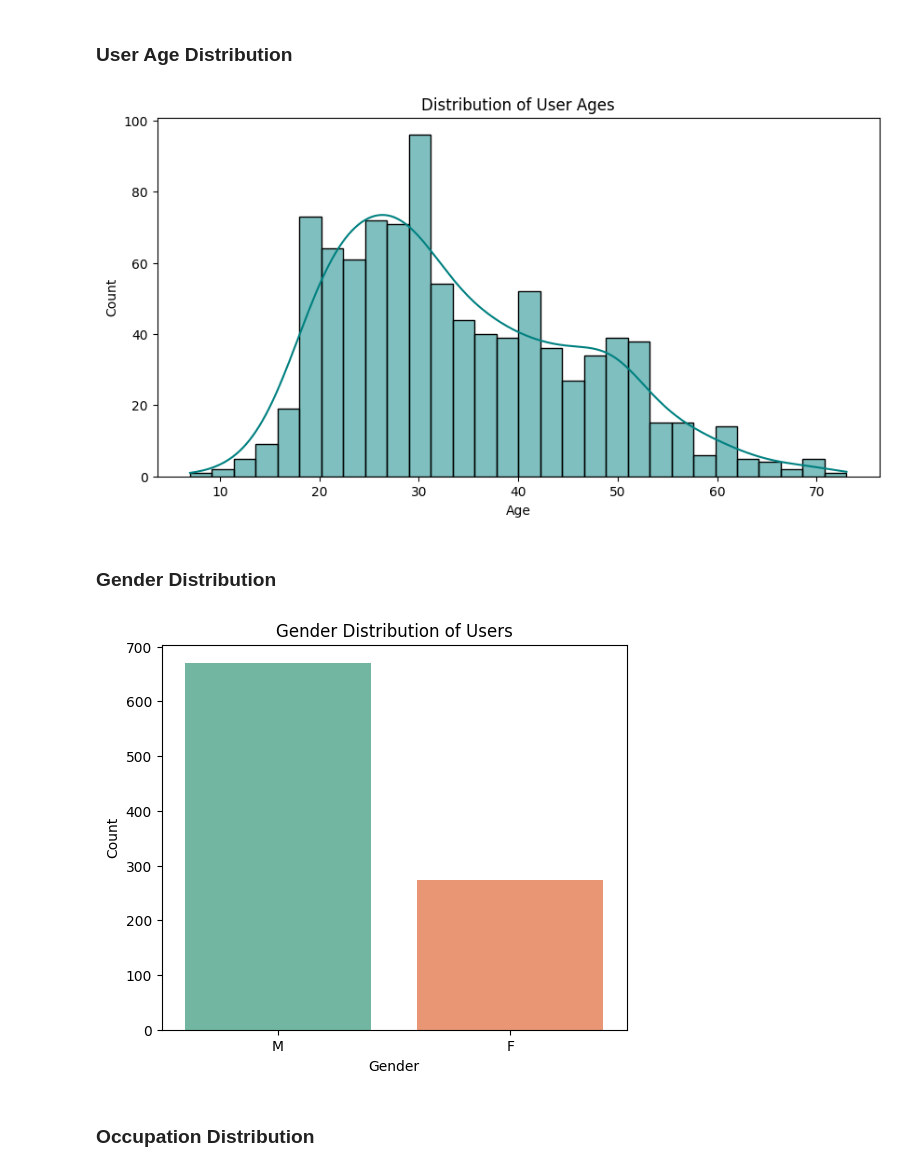
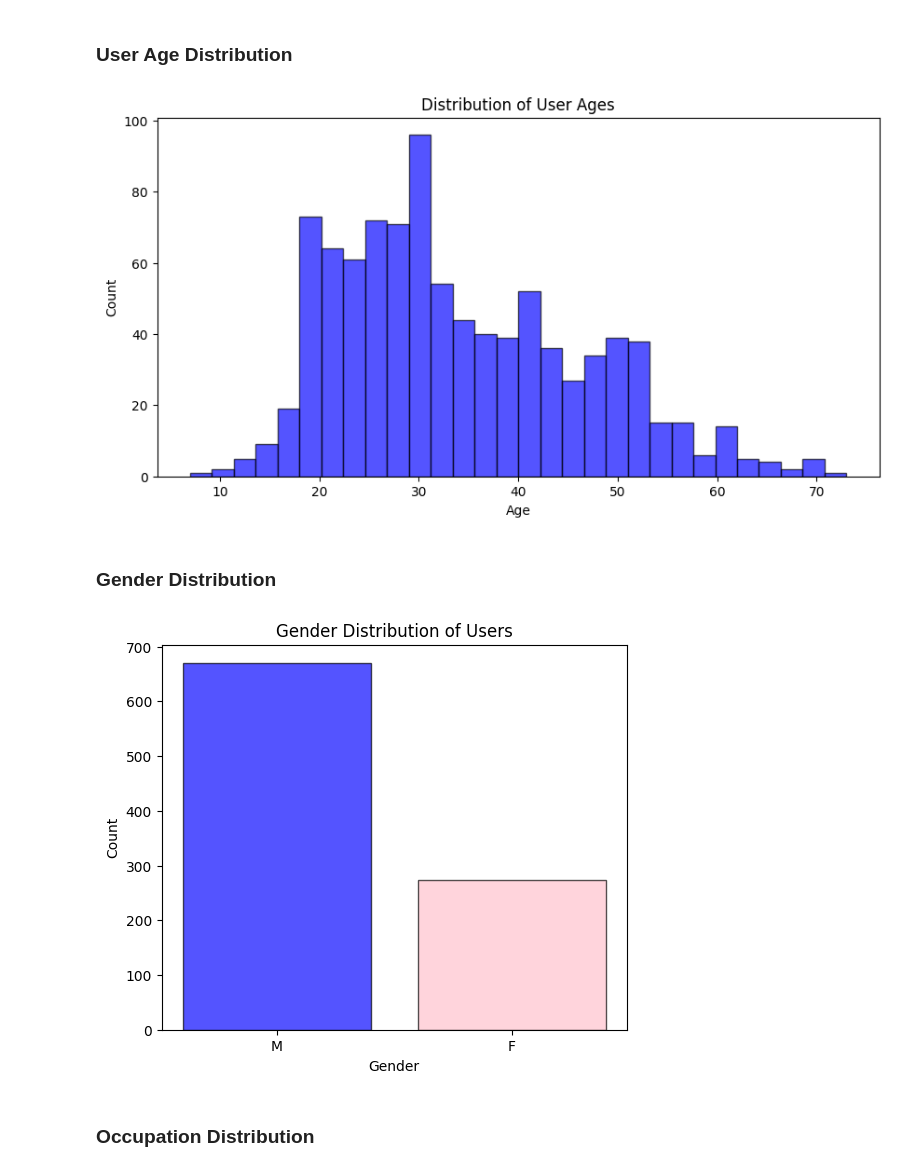
Before and after one commit to moOritzl/bachelorpraktikum-applied-machine-learning, a Jupyter notebook: Week_08/Recommender_Systems_Matrix_Factorization.ipynb, the cells around one changed output. Cells and saved outputs as stored; diff of their text form; code cells hidden in the pictures.

```diff
--- a/Week_08/Recommender_Systems_Matrix_Factorization.ipynb
+++ b/Week_08/Recommender_Systems_Matrix_Factorization.ipynb
@@ -184,24 +183,25 @@ plt.show()
 ### User Age Distribution
 # %%
 plt.figure(figsize=(10, 5))
-sns.histplot(users_df['age'], bins=30, color='teal', kde=True)
+plt.hist(users_df['age'], bins=30, color='blue', alpha=0.67, edgecolor='black')
 plt.title('Distribution of User Ages')
 plt.xlabel('Age')
 plt.ylabel('Count')
 plt.show()
 # %% [output]
-[figure, old version]
+[figure, new version]
 # %% [markdown]
 ### Gender Distribution
 # %%
 plt.figure(figsize=(6, 5))
-sns.countplot(data=users_df, x='gender', hue='gender', palette='Set2', legend=False)
+gender_count = users_df['gender'].value_counts()
+plt.bar(gender_count.index, gender_count.values, color=['blue', 'pink'], alpha=0.67, edgecolor='black')
 plt.title('Gender Distribution of Users')
 plt.xlabel('Gender')
 plt.ylabel('Count')
 plt.show()
 # %% [output]
-[figure, old version]
+[figure, new version]
 # %% [markdown]
 ### Occupation Distribution
 # %%
```
Also changed, not shown: parts of 11 cells of this notebook, 1 other file.
